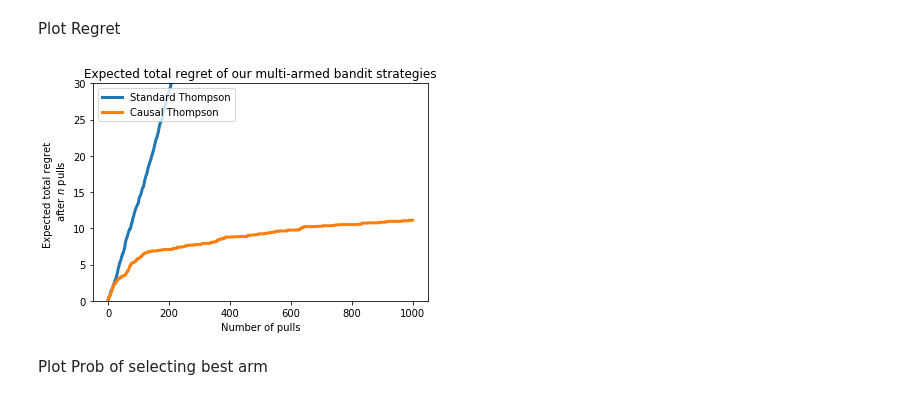
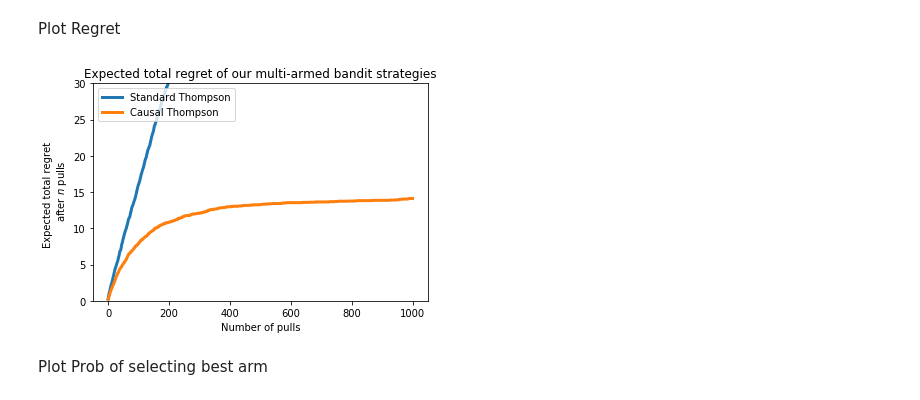
Before and after one commit to tylernickr/causalbandits, a Jupyter notebook: Class_Presentation_v1.ipynb, the cells around one changed output. Cells and saved outputs as stored; diff of their text form; code cells hidden in the pictures.

```diff
--- a/Class_Presentation_v1.ipynb
+++ b/Class_Presentation_v1.ipynb
@@ -181,9 +199,0 @@ TO DO:
-# %%
-class StandardThomspon(BaseSampler):
-
-    def _select_arm(self, observed_env):
-        choice = np.argmax([
-                sample('arm' + str(i), dist.Beta(1 + self.wins[i], 1 + self.trials[i] - self.wins[i]))
-                for i in range(len(self.bandits))
-            ])
-        return choice
@@ -190,2 +211,16 @@ class StandardThomspon(BaseSampler):
+# %%
+class StandardThomspon(BaseSampler):
+    """
+    Standard Thompson Sampling that returns arm choice.
+    parameters: BaseSampler
+
+    """
+    def _select_arm(self, observed_env):
+        alpha = 1 + self.wins
+        beta = 1 + self.trials - self.wins
+
+        choice = np.argmax([alpha[0]/(alpha[0]+beta[0]), alpha[1]/(alpha[1]+beta[1])])
+
+        return choice
 # %% [markdown]
 #### 4.2. Causal Thompson Sampling
@@ -196,6 +250,10 @@ TO DO:
 # %%
 class CausalThomspon(BaseSampler):
+    """
+    Causal Thompson Sampling that returns arm choice.
+    parameters: BaseSampler
 
+    """
     @staticmethod
     def _get_init_array(n):
         return np.array([
@@ -239,7 +297,6 @@ class CausalThomspon(BaseSampler):
         blinking = observed_env[BLINKING]
 
         # Get the intuition for this trial:
-        # Based on Bareinboim et. al., this is just the xor function of drunk and blinking
         intuition = int(bool(drunk) ^ bool(blinking))  # xor(drunk, blinking)
 
         # Estimate the payout for the counter-intuition: E(Y_(X=x')|X=x)
@@ -251,8 +308,8 @@ class CausalThomspon(BaseSampler):
         # Estimate the payout for the intuition (posterior predictive): P(y|X=x)
         Q2 = self._cond_prob_y(intuition)
 
-        w = [1, 1]  # initialize weights (per the paper)
-        bias = 1 - abs(Q1 - Q2)  # weighting strength (per the paper)
+        w = [1, 1]  # initialize weights
+        bias = 1 - abs(Q1 - Q2)  # 1-ETT (weight strength)
 
         if Q1 > Q2:
             w[intuition] = bias  # per the paper
@@ -260,13 +317,14 @@ class CausalThomspon(BaseSampler):
             w[counter_intuition] = bias
 
         # Get the #successes and # failures for each machine given the intuition:
+
         # Since we store the successes as wins[drunk][blinking] I want to get the possible drunkess and
         # blinkness that would yield our intuition (2 posibilities since we are doing inverse of xor)
         env_given_intuition = [[drunk, blinking],
                                [abs(drunk - 1), abs(blinking - 1)]]
-
         # Thus, env_given_intuition[k] corresponds to the drunk&blink values
         # that yield that intuition
+
         wins = sum([self.wins[drunk][blinking] for drunk, blinking in env_given_intuition])
         trials = sum([self.trials[drunk][blinking] for drunk, blinking in env_given_intuition])
         alpha = 1 + wins
@@ -276,6 +334,8 @@ class CausalThomspon(BaseSampler):
         choice = np.argmax([sample('arm1', dist.Beta(alpha[0], beta[0])) * w[0],
                             sample('arm2', dist.Beta(alpha[1], beta[1])) * w[1]])
 
+
+
         return choice
 # %% [markdown]
 Set our samplers:
@@ -326,7 +386,7 @@ def run_simulation(trials, pulls, sampler, true_probabilities):
 
 
 n_pulls = 1000 # number pulls for a trial
-n_trials = 5 # number of trials/times we repeat the experiment to get E[regret]
+n_trials = 10 # number of trials/times we repeat the experiment to get E[regret]
 
 exp_tot_standard_regret, exp_standard_prob_best_arm = run_simulation(
     n_trials, n_pulls, standard_sampler, causal_bandit_probs
@@ -337,18 +397,18 @@ exp_tot_causal_regret, exp_causal_prob_best_arm = run_simulation(
 # %% [markdown]
 Plot Regret
 # %%
-StandardTS_regret_plot = plt.plot(exp_tot_standard_regret/n_trials, lw =3,
+StandardTS_regret_plot = plt.plot(np.divide(exp_tot_standard_regret,n_trials), lw =3,
                          label = "Standard Thompson")
-CausalTS_regret_plot = plt.plot(exp_tot_causal_regret/n_trials, lw =3,
+CausalTS_regret_plot = plt.plot(np.divide(exp_tot_causal_regret,n_trials), lw =3,
                        label = "Causal Thompson")
 plt.ylim(bottom=0,top = 30)
 plt.title("Expected total regret of our multi-armed bandit strategies")
 plt.xlabel("Number of pulls")
 plt.ylabel("Expected total regret \n after $n$ pulls")
 plt.legend(loc="upper left");
 plt.show()
 # %% [output]
-[figure, old version]
+[figure, new version]
 # %% [markdown]
 Plot Prob of selecting best arm
 # %%
```
Also changed, not shown: parts of 24 cells of this notebook.
